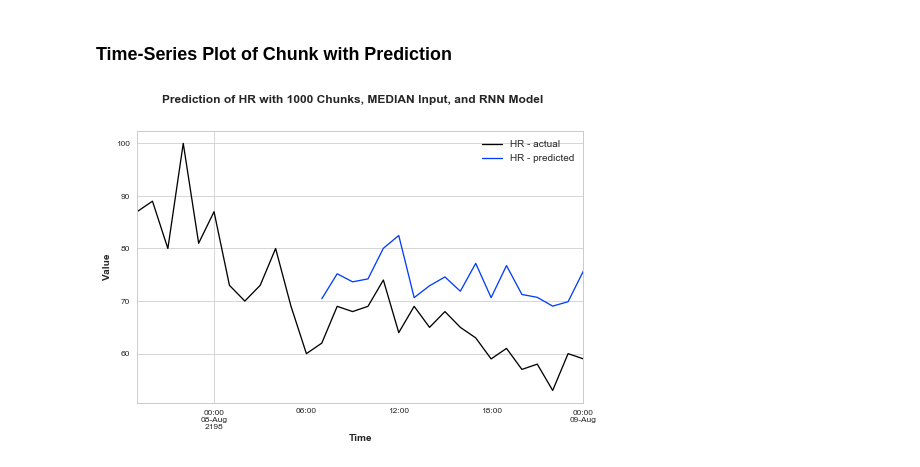
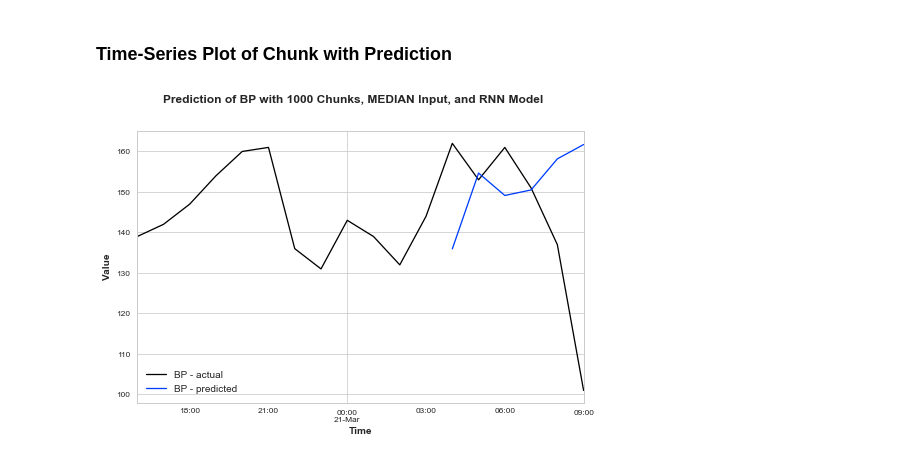
Before and after one commit to denise97/dhl2021, a Jupyter notebook: mimic_prediction_rnn/analysis_models_and_chunks.ipynb, the cells around one changed output. Saved outputs shown, nothing was run; the diff lists cells and outputs as text; code cells hidden in the pictures.

Commit message:
Merge remote-tracking branch 'origin/main' into main

```diff
--- a/mimic_prediction_rnn/analysis_models_and_chunks.ipynb
+++ b/mimic_prediction_rnn/analysis_models_and_chunks.ipynb
@@ -44,6 +44,9 @@ for filename in model_matrix_filenames:
 # Sort result matrix for better readability
 result_matrix_models.sort_values(by=['PARAMETER', 'MODEL', 'ENDOGENOUS'], inplace=True)
 
+# Reset index
+result_matrix_models.reset_index(inplace=True, drop=True)
+
 # Show result matrix per parameter
 display(result_matrix_models[result_matrix_models['PARAMETER'] == 'HR'])
 display(result_matrix_models[result_matrix_models['PARAMETER'] == 'BP'])
@@ -256,19 +259,10 @@ fig.savefig(f'../../plots/darts/{n_chunks}_chunks/acc_f1s_model_result_matrix.pn
 # %%
 import pickle5 as pickle
-
-# TODO: as soon as we decided for a uniform layout, complement chunk-level matrices
-
-# => Proposal: change
-#              ['CHUNK_ID', 'ALARM_TYPE', 'N_ITERATIONS', 'FP', 'TP', 'FN', 'TN']
-#              to
-#              ['CHUNK_ID', 'PARAMETER', 'MODEL', 'ENDOGENOUS', 'EXOGENOUS', 'FORECAST_TYPE', 'FIRST_FORECAST',
-#               'ALARM_TYPE', 'FP', 'TP', 'FN', 'TN', 'N_ITERATIONS']
-#              and insert metrics in analysis script
 
 # Define parameters to adjust
 n_chunks = 1000
 model_type = 'RNN'
-parameter = 'hr'
+parameter = 'bp'
 endogenous_input = 'MEDIAN'
 
 # Define path to all chunk-level matrices produced by prediction
@@ -280,9 +274,6 @@ chunks_matrix = pickle.load(chunks_matrix_f)
 chunks_matrix_f.close()
 
 # Show chunk-specific matrix
-#display(chunks_matrix)
-
-# Show one chunk result
-display(chunks_matrix[chunks_matrix['CHUNK_ID'] == '200033.0_220045.0_2198-08-07 19:53:00'])
+display(chunks_matrix)
 # %% [output]
 |  | CHUNK_ID | ALARM_TYPE | N_ITERATIONS | FP | TP | FN | TN |
@@ -356,47 +417,55 @@ fig.savefig(f'../../plots/darts/{n_chunks}_chunks/correlation_chunk_length_and_a
 ### Time-Series Plot of Chunk with Prediction
 # %%
 from darts import TimeSeries
+import pandas as pd
 
-chunk_id = '200033.0_220045.0_2198-08-07 19:53:00'
-chunk_id_windows = chunk_id.replace(':', '%3A')  # have to be used when loading from or saving to Windows machine
+# Define chunk IDs of current "model type-parameter-input" chunk-level matrix
+chunk_ids = ['200063.0_220179.0_2141-03-20 16:00:00', '200063.0_220179.0_2141-04-02 15:24:00',
+             '200098.0_220179.0_2136-03-28 00:15:00', '200098.0_220179.0_2136-03-31 01:00:00',
+             '200108.0_220179.0_2110-12-10 02:00:00', '200116.0_220179.0_2198-03-19 21:43:00']
 
-# Extract predicted series of chunk
-prediction_chunk_f = open(f'../../data/darts/{n_chunks}_chunks/{model_type}/{parameter}/{endogenous_input}/'
-                          f'05_prediction_{chunk_id_windows}.pickle', 'rb')
-prediction_chunk = pickle.load(prediction_chunk_f)
-prediction_chunk_f.close()
+for chunk_id in chunk_ids:
 
-# Convert predicted series of chunk to TimeSeries object
-prediction_chunk = TimeSeries.from_dataframe(
-    df=prediction_chunk,
-    time_col='Time',
-    value_cols=['Value'],
-    freq='H')
+    # Format chunk IDs into Windows format that have to be used when loading from or saving to Windows machine
+    chunk_id_windows = chunk_id.replace(':', '%3A')
 
-# Extract original series of chunk
-resampled_chunks = pd.read_parquet(f'../../data/resampling/resample_output_{parameter}_first{n_chunks}.parquet', engine='pyarrow')
-original_chunk = resampled_chunks[resampled_chunks['CHUNK_ID_FILLED_TH'] == chunk_id]
+    # Extract predicted series of chunk
+    prediction_chunk_f = open(f'../../data/darts/{n_chunks}_chunks/{model_type}/{parameter}/{endogenous_input}/'
+                              f'05_prediction_{chunk_id_windows}.pickle', 'rb')
+    prediction_chunk = pickle.load(prediction_chunk_f)
+    prediction_chunk_f.close()
 
-# Convert original series of chunk to TimeSeries object
-original_chunk = TimeSeries.from_dataframe(
-    df=original_chunk,
-    time_col='CHARTTIME',
-    value_cols=[f'VITAL_PARAMTER_VALUE_{endogenous_input}_RESAMPLING'],
-    freq='H')
+    # Convert predicted series of chunk to TimeSeries object
+    prediction_chunk = TimeSeries.from_dataframe(
+        df=prediction_chunk,
+        time_col='Time',
+        value_cols=['Value'],
+        freq='H')
 
-# Actual plot
-sns.set_style('whitegrid')
-plt.figure(figsize=(8, 5))
-original_chunk.plot(label=f'{parameter.upper()} - actual')
-prediction_chunk.plot(label=f'{parameter.upper()} - predicted')
+    # Extract original series of chunk
+    resampled_chunks = pd.read_parquet(f'../../data/resampling/resample_output_{parameter}_first{n_chunks}.parquet', engine='pyarrow')
+    original_chunk = resampled_chunks[resampled_chunks['CHUNK_ID_FILLED_TH'] == chunk_id]
 
-# Adjust texts of plot
-plt.legend()
-plt.suptitle(f'Prediction of {parameter.upper()} with {n_chunks} Chunks, {endogenous_input} Input, and {model_type} Model', fontweight='bold')
-plt.xlabel('Time')
-plt.ylabel('Value')
+    # Convert original series of chunk to TimeSeries object
+    original_chunk = TimeSeries.from_dataframe(
+        df=original_chunk,
+        time_col='CHARTTIME',
+        value_cols=[f'VITAL_PARAMTER_VALUE_{endogenous_input}_RESAMPLING'],
+        freq='H')
 
-#plt.show()
-plt.savefig(f'../../plots/darts/{n_chunks}_chunks/prediction_{model_type}_{parameter}_{endogenous_input}_{chunk_id_windows}.png', dpi=1200)
+    # Actual plot
+    sns.set_style('whitegrid')
+    plt.figure(figsize=(8, 5))
+    original_chunk.plot(label=f'{parameter.upper()} - actual')
+    prediction_chunk.plot(label=f'{parameter.upper()} - predicted')
+
+    # Adjust texts of plot
+    plt.legend()
+    plt.suptitle(f'Prediction of {parameter.upper()} with {n_chunks} Chunks, {endogenous_input} Input, and {model_type} Model', fontweight='bold')
+    plt.xlabel('Time')
+    plt.ylabel('Value')
+
+    plt.show()
+    #plt.savefig(f'../../plots/darts/{n_chunks}_chunks/prediction_{model_type}_{parameter}_{endogenous_input}_{chunk_id_windows}.png', dpi=1200)
 # %% [output]
-[figure, old version]
+[figure, new version]
```
Also changed, not shown: parts of 11 cells of this notebook, 4 other files.
